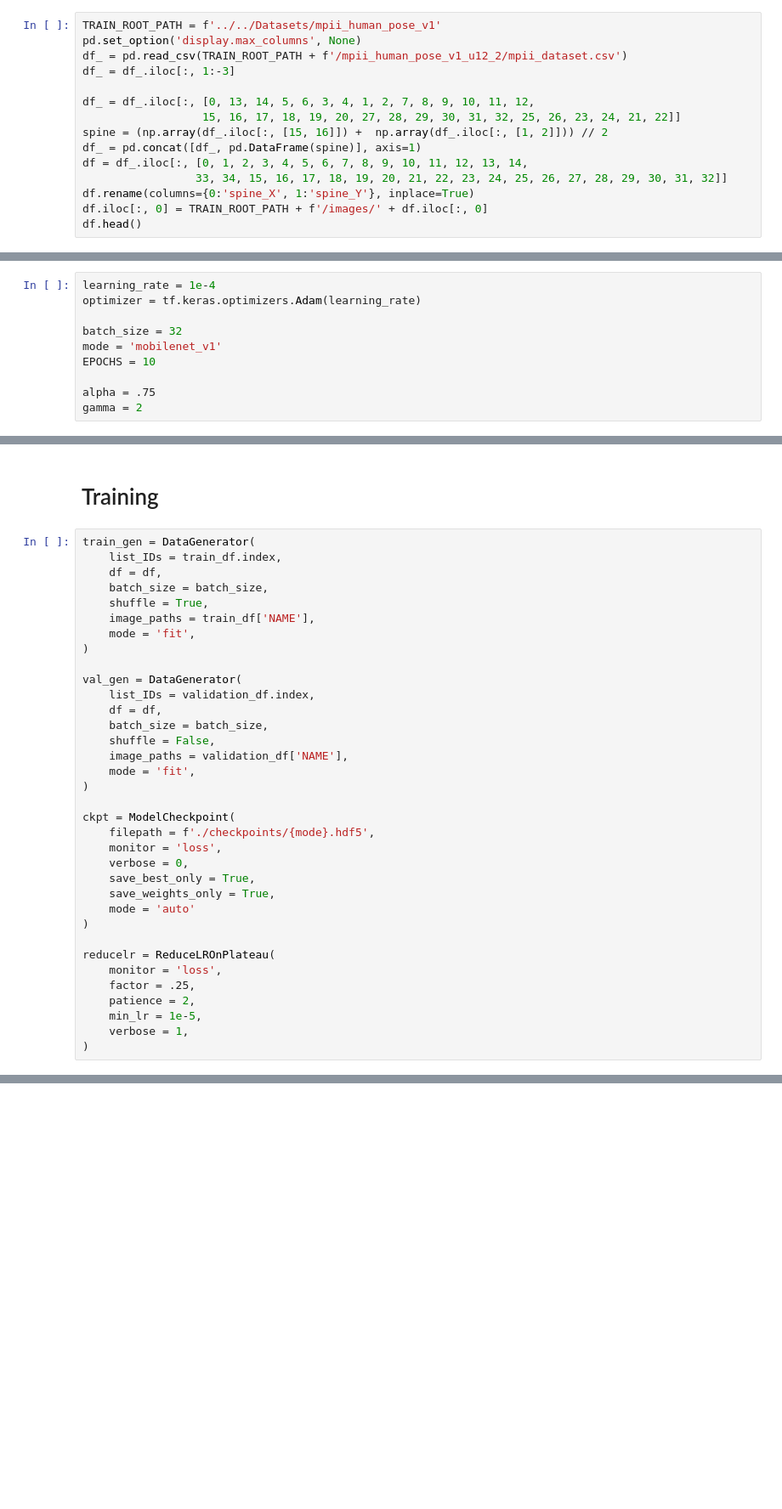
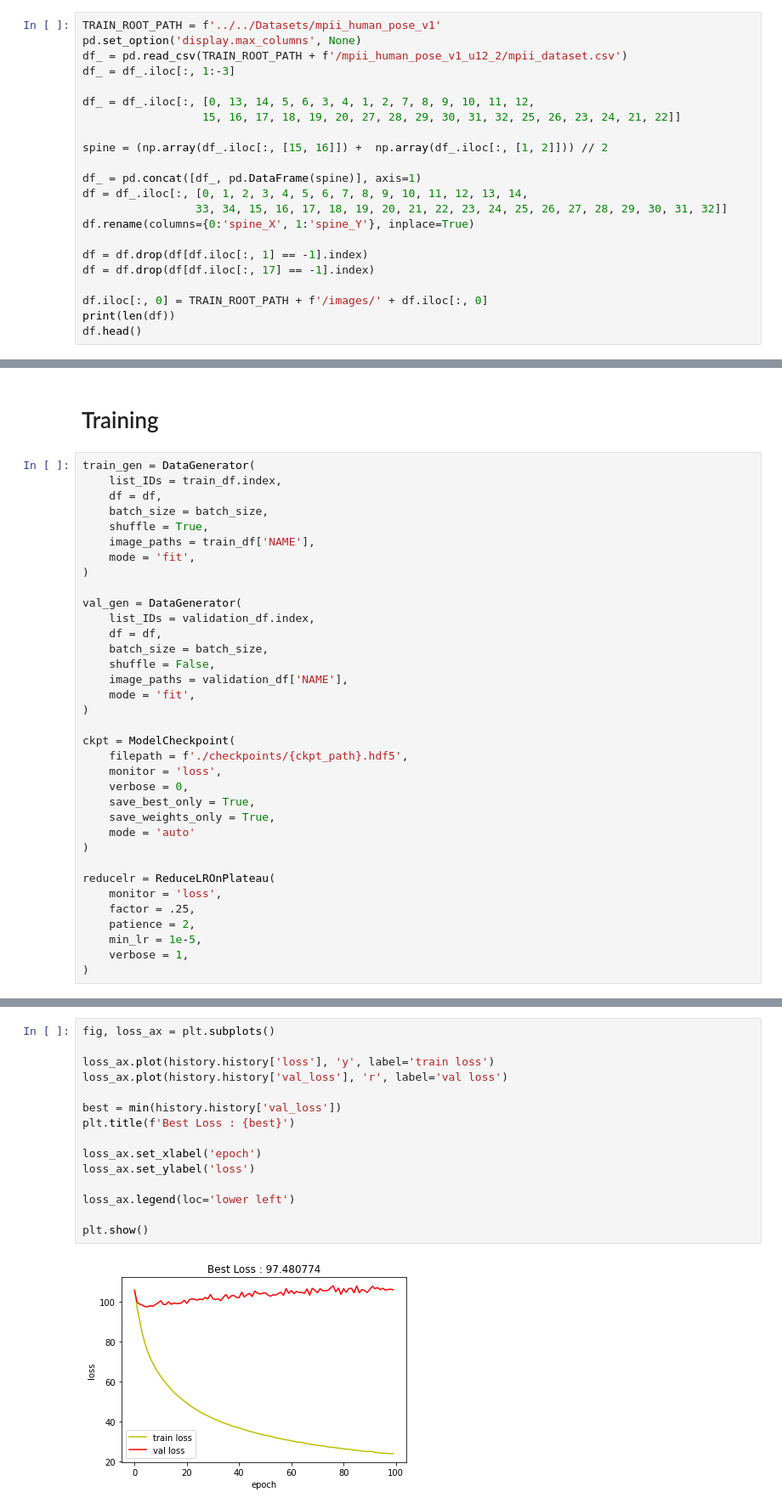
Before and after one commit to EverySports/Deep-Learning, a Jupyter notebook: Train.ipynb, the cells around one changed output, grey strips where cells are left out. Shown at 85% size. Saved outputs shown, nothing was run; the diff lists cells and outputs as text; blank space fills up the shorter version.

```diff
--- a/Train.ipynb
+++ b/Train.ipynb
@@ -40,11 +54,18 @@ df_ = df_.iloc[:, 1:-3]
 
 df_ = df_.iloc[:, [0, 13, 14, 5, 6, 3, 4, 1, 2, 7, 8, 9, 10, 11, 12,
                   15, 16, 17, 18, 19, 20, 27, 28, 29, 30, 31, 32, 25, 26, 23, 24, 21, 22]]
+
 spine = (np.array(df_.iloc[:, [15, 16]]) +  np.array(df_.iloc[:, [1, 2]])) // 2
+
 df_ = pd.concat([df_, pd.DataFrame(spine)], axis=1)
 df = df_.iloc[:, [0, 1, 2, 3, 4, 5, 6, 7, 8, 9, 10, 11, 12, 13, 14,
                  33, 34, 15, 16, 17, 18, 19, 20, 21, 22, 23, 24, 25, 26, 27, 28, 29, 30, 31, 32]]
 df.rename(columns={0:'spine_X', 1:'spine_Y'}, inplace=True)
+
+df = df.drop(df[df.iloc[:, 1] == -1].index)
+df = df.drop(df[df.iloc[:, 17] == -1].index)
+
 df.iloc[:, 0] = TRAIN_ROOT_PATH + f'/images/' + df.iloc[:, 0]
+print(len(df))
 df.head()
 # %% [output]
@@ -234,13 +254,3 @@ class DataGenerator(tf.keras.utils.Sequence):
-# %%
-learning_rate = 1e-4
-optimizer = tf.keras.optimizers.Adam(learning_rate)
-
-batch_size = 32
-mode = 'mobilenet_v1'
-EPOCHS = 10
-
-alpha = .75
-gamma = 2
 # %% [markdown]
 # Build Model
 # %%
@@ -402,7 +353,7 @@ val_gen = DataGenerator(
 )
 
 ckpt = ModelCheckpoint(
-    filepath = f'./checkpoints/{mode}.hdf5',
+    filepath = f'./checkpoints/{ckpt_path}.hdf5',
     monitor = 'loss',
     verbose = 0,
     save_best_only = True,
@@ -435,0 +399,17 @@ Epoch 4/10
+# %%
+fig, loss_ax = plt.subplots()
+
+loss_ax.plot(history.history['loss'], 'y', label='train loss')
+loss_ax.plot(history.history['val_loss'], 'r', label='val loss')
+
+best = min(history.history['val_loss'])
+plt.title(f'Best Loss : {best}')
+
+loss_ax.set_xlabel('epoch')
+loss_ax.set_ylabel('loss')
+
+loss_ax.legend(loc='lower left')
+
+plt.show()
+# %% [output]
+[figure, added]
```
Also changed, not shown: parts of 16 cells of this notebook.
